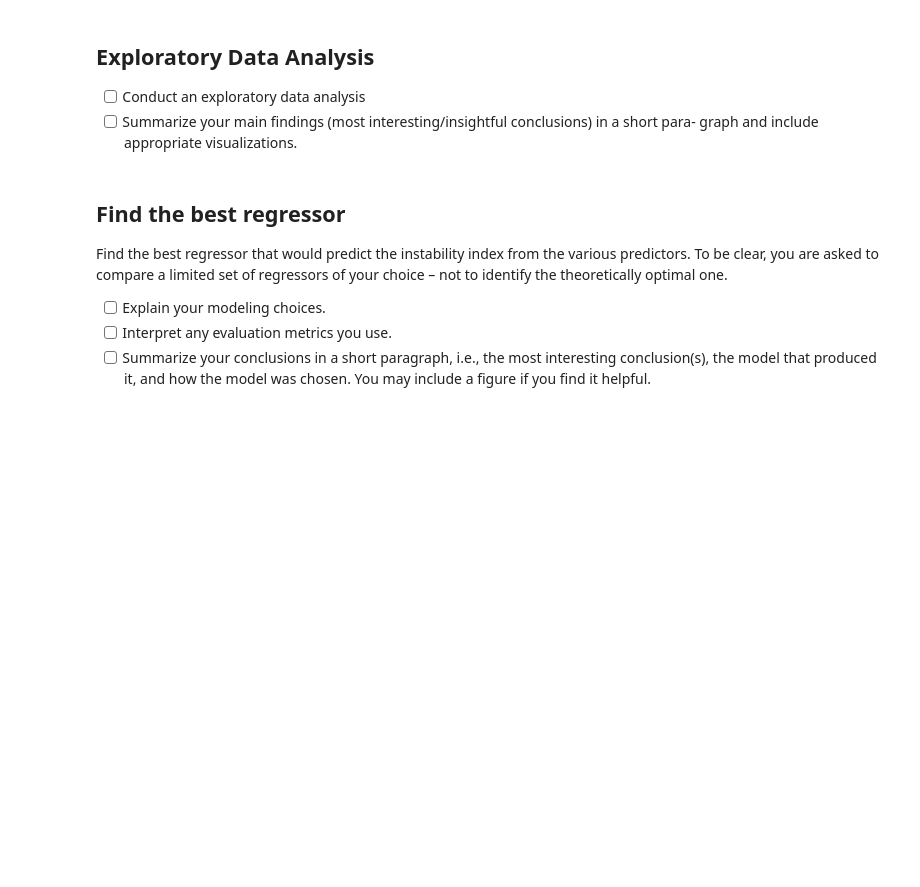
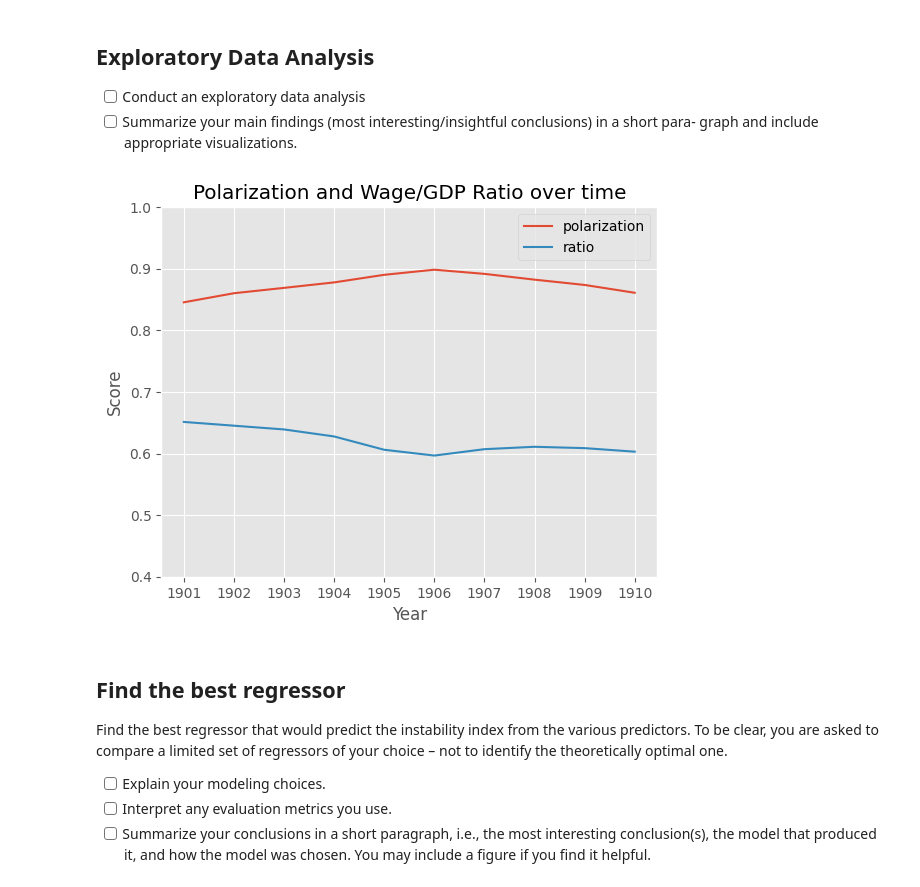
Before and after one commit to yhernandezm05/Final_project_data221, a Jupyter notebook: FInal_project.ipynb, the cells around one changed output. Saved outputs shown, nothing was run; the diff lists cells and outputs as text; code cells hidden in the pictures; blank space fills up the shorter version.

Commit message:
did some exploratory data analysis

```diff
--- a/FInal_project.ipynb
+++ b/FInal_project.ipynb
@@ -14,6 +14,7 @@ import pandas as pd
 import matplotlib.pyplot as plt
 import torch
 import numpy as np
+plt.style.use('ggplot')
 # %% [markdown]
 ## Data Wrangling
 
@@ -120,6 +101,8 @@ years_wanted = [1901, 1902, 1903, 1904, 1905, 1906, 1907, 1908, 1909, 1910]
 dariel_joined = dariel_joined[dariel_joined["time"].isin(years_wanted)]
 dariel_joined["time"] = dariel_joined["time"].apply(lambda x : str(x))
 dariel_joined["ratio"] = dariel_joined["ratio"].interpolate(method='linear')
+dariel_joined["total_deaths"] = dariel_joined[["assassination", "executions", "insurrection", "lynching",
+                                               "mass suicide", "rampage", "riot", "terrorism", "war"]].sum(axis=1)
 dariel_joined = dariel_joined.reset_index().drop(columns="index")
 dariel_joined
 # %% [output]
@@ -143,6 +126,23 @@ dariel_joined
 * [ ] Conduct an exploratory data analysis
 * [ ] Summarize your main findings (most interesting/insightful conclusions) in a short para-
 graph and include appropriate visualizations.
+# %%
+######################################
+#       Polarization Over Time       #
+#                Dariel              #
+######################################
+
+plt.figure()
+plt.title("Polarization and Wage/GDP Ratio over time")
+plt.xlabel("Year")
+plt.ylabel("Score")
+plt.plot("time","polarization", data=dariel_joined)
+plt.plot("time","ratio", data=dariel_joined)
+plt.legend()
+plt.ylim(0.4,1)
+plt.show()
+# %% [output]
+[figure, added]
 # %% [markdown]
 ## Find the best regressor
 Find the best regressor that would predict the instability index from the various predictors. To be clear, you are asked to compare a limited set of regressors of your choice – not to identify the theoretically optimal one.
```
Also changed, not shown: parts of 2 cells of this notebook.
